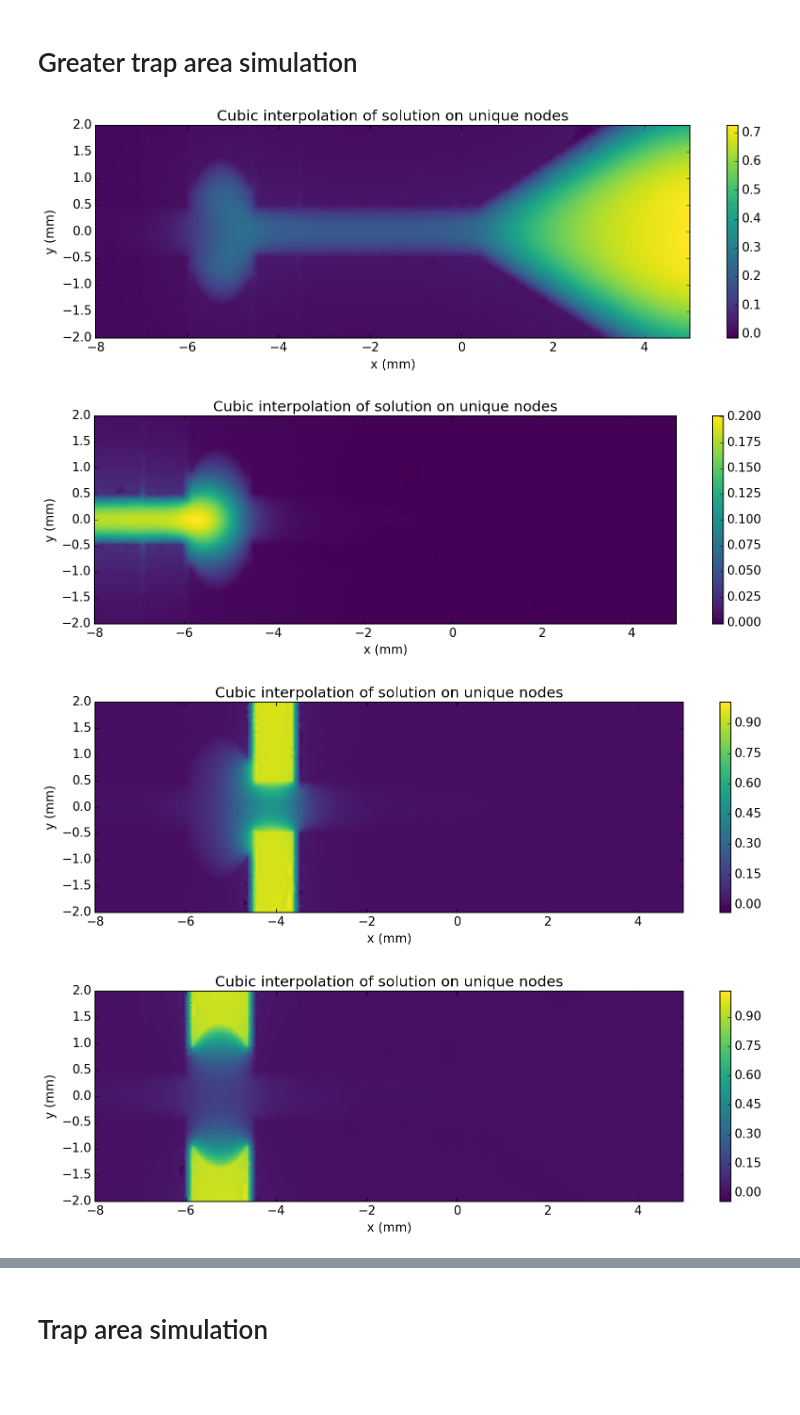
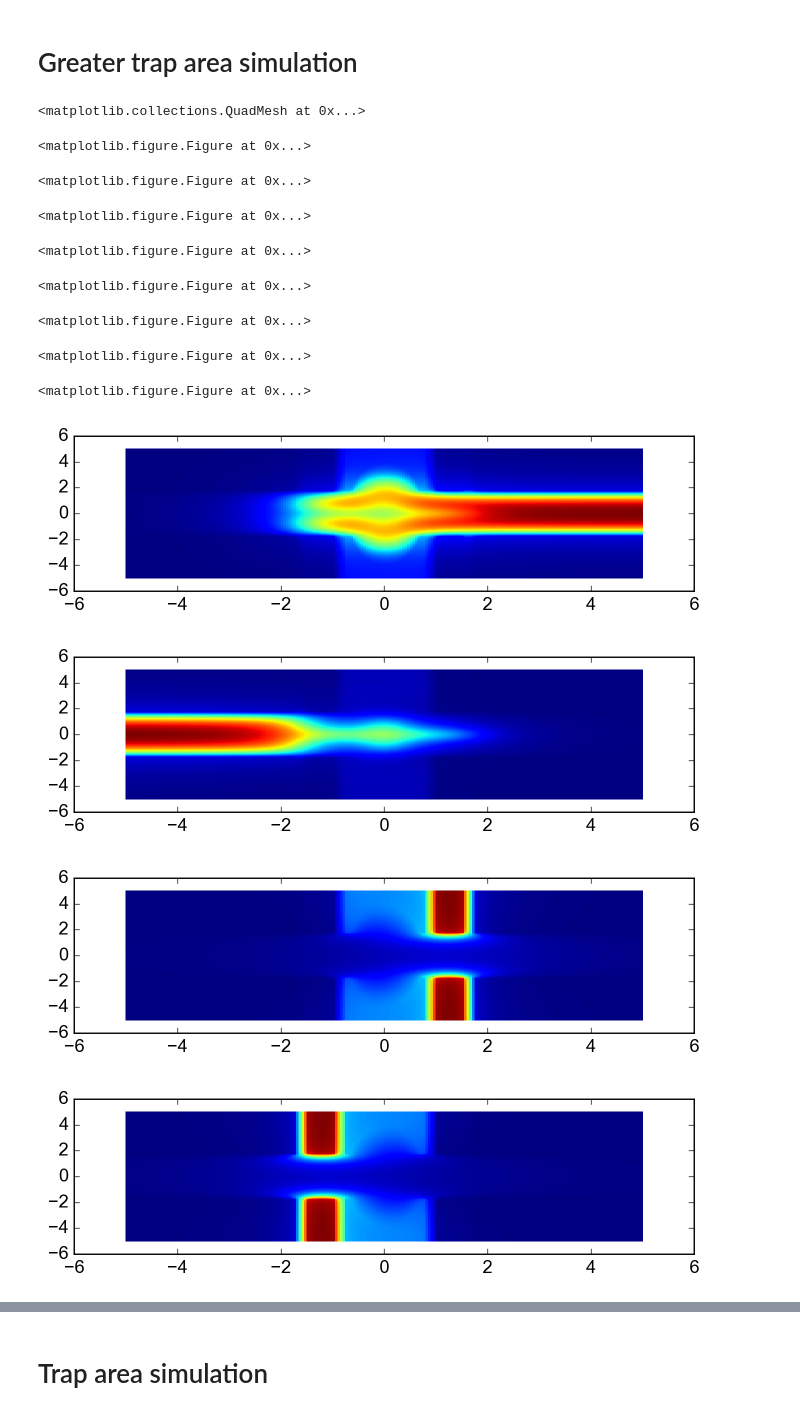
Before and after one commit to gkoolstra/ipython-notebooks, a Jupyter notebook: 20160530 - Master simulation notebook.ipynb, the cells around one changed output, grey strips where cells are left out. Drawn from its saved outputs; the diff is of its cells as text; code cells hidden in the pictures; blank space fills up the shorter version.

```diff
--- a/20160530 - Master simulation notebook.ipynb
+++ b/20160530 - Master simulation notebook.ipynb
@@ -389,33 +391,73 @@ ax.set_axis_bgcolor('none')
 # Greater trap area simulation
 # %%
 # Evaluate all files in the range
-xeval=np.linspace(-8, 5, 501)
-yeval = np.linspace(-2, 2, 201)
+yeval = anneal.construct_symmetric_y(-5, 201)
+xeval = np.linspace(-5, 5, 201)
 
 
-datafiles = ["data/simulation/Maxwell/160608 - Greater trap area/Greater Trap Area xy - Resonator.dsp",
-             "data/simulation/Maxwell/160608 - Greater trap area/Greater Trap Area xy - Trap.dsp",
-             "data/simulation/Maxwell/160608 - Greater trap area/Greater Trap Area xy - Guard Res.dsp",
-             "data/simulation/Maxwell/160608 - Greater trap area/Greater Trap Area xy - Guard Center.dsp",
-             "data/simulation/Maxwell/160608 - Greater trap area/Greater Trap Area xy - Guard Trap.dsp"]
-
+datafiles = ["Resonator.dsp",
+             "Trap.dsp",
+             "ResonatorGuard.dsp",
+             "TrapGuard.dsp"]
 output = list()
-names = ['resonator', 'trap', 'resonatorguard', 'centerguard', 'trapguard']
+names = ['resonator', 'trap', 'resonatorguard', 'trapguard']
 for name, datafile in zip(names, datafiles):
     plt.figure(figsize=(14.,4.))
     common.configure_axes(13)
-    elements, nodes, elem_solution, bounding_box = trap_analysis.load_dsp(os.path.join('/mnt/s/_Data/160513 - EonHe M016v5', datafile))
+    elements, nodes, elem_solution, bounding_box = trap_analysis.load_dsp(os.path.join('/Volumes/slab/Gerwin/Electron on helium/Maxwell/M018 Yggdrasil/M018V4', datafile))
     xdata, ydata, Udata = interpolate_slow.prepare_for_interpolation(elements, nodes, elem_solution)
     xcenter = np.mean(bounding_box[0:2])
     ycenter = np.mean(bounding_box[2:4])
     xdata -= xcenter
     ydata -= ycenter
-    xinterp, yinterp, Uinterp = interpolate_slow.plot_BC(xdata, ydata, Udata, xeval=xeval, yeval=yeval, clim=None,
-                                                         plot_axes='xy', cmap=plt.cm.viridis, plot_mesh=False)
-    output.append({'name' : name, 'V' : np.array(Uinterp.T, dtype=np.float64),
-                               'x' : np.array(xinterp.T, dtype=np.float64), 'y' : np.array(yinterp.T, dtype=np.float64)})
+
+    plt.figure(figsize=(7.,4.))
+    xdata, ydata, Udata = interpolate_slow.prepare_for_interpolation(elements, nodes, elem_solution)
+    xinterp, yinterp, Uinterp = interpolate_slow.evaluate_on_grid(xdata, ydata, Udata, xeval=xeval,
+                                                         yeval=yeval, clim=None, plot_mesh=False, plot_data=False,
+                                                         plot_axes='xy', cmap=plt.cm.viridis)
+
+    # Mirror around the y-axis
+    ysize, xsize = np.shape(Uinterp)
+    Uinterp_symmetric = np.zeros((2 * ysize, xsize))
+    Uinterp_symmetric[:ysize, :] = Uinterp
+    Uinterp_symmetric[ysize:, :] = Uinterp[::-1, :]
+
+    y_symmetric = np.zeros((2 * ysize, xsize))
+    y_symmetric[:ysize, :] = yinterp
+    y_symmetric[ysize:, :] = -yinterp[::-1, :]
+
+    x_symmetric = np.zeros((2 * ysize, xsize))
+    x_symmetric[:ysize, :] = xinterp
+    x_symmetric[ysize:, :] = xinterp
+
+    output.append({'name' : name,
+                   'V' : np.array(Uinterp_symmetric, dtype=np.float64),
+                   'x' : np.array(x_symmetric, dtype=np.float64),
+                   'y' : np.array(y_symmetric, dtype=np.float64)})
+
+plt.figure(figsize=(8.,2.))
+plt.pcolormesh(output[0]['x'], output[0]['y'], output[0]['V'])
+
+plt.figure(figsize=(8.,2.))
+plt.pcolormesh(output[1]['x'], output[1]['y'], output[1]['V'])
+
+plt.figure(figsize=(8.,2.))
+plt.pcolormesh(output[2]['x'], output[2]['y'], output[2]['V'])
+
+plt.figure(figsize=(8.,2.))
+plt.pcolormesh(output[3]['x'], output[3]['y'], output[3]['V'])
 # %% [output]
+<matplotlib.collections.QuadMesh at 0x...>
+<matplotlib.figure.Figure at 0x...>
+<matplotlib.figure.Figure at 0x...>
+<matplotlib.figure.Figure at 0x...>
+<matplotlib.figure.Figure at 0x...>
+<matplotlib.figure.Figure at 0x...>
+<matplotlib.figure.Figure at 0x...>
+<matplotlib.figure.Figure at 0x...>
+<matplotlib.figure.Figure at 0x...>
-[figure, old version]
+[figure, new version]
-[figure, old version]
+[figure, new version]
-[figure, old version]
+[figure, new version]
-[figure, old version]
+[figure, new version]
```
Also changed, not shown: parts of 5 cells of this notebook, 3 other files.
